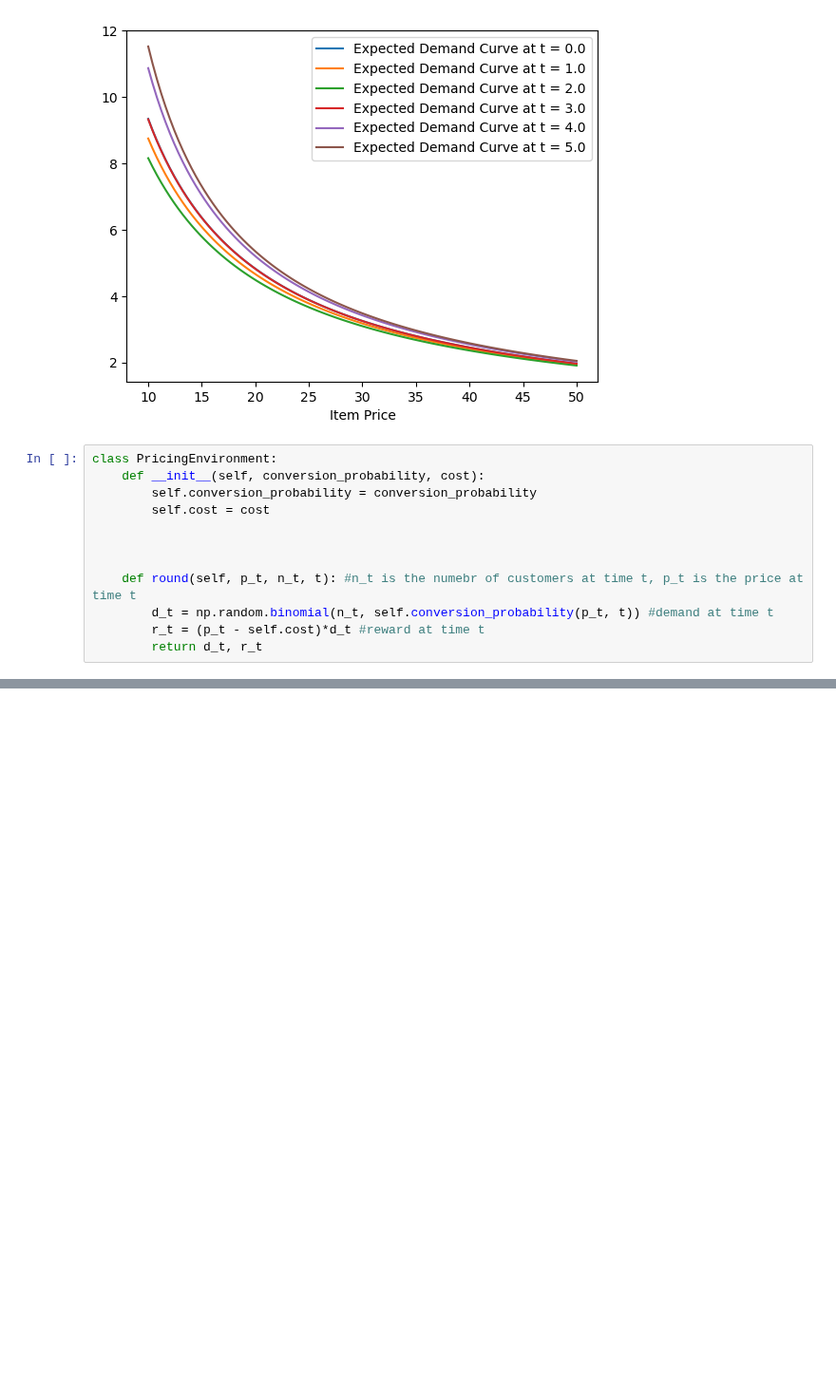
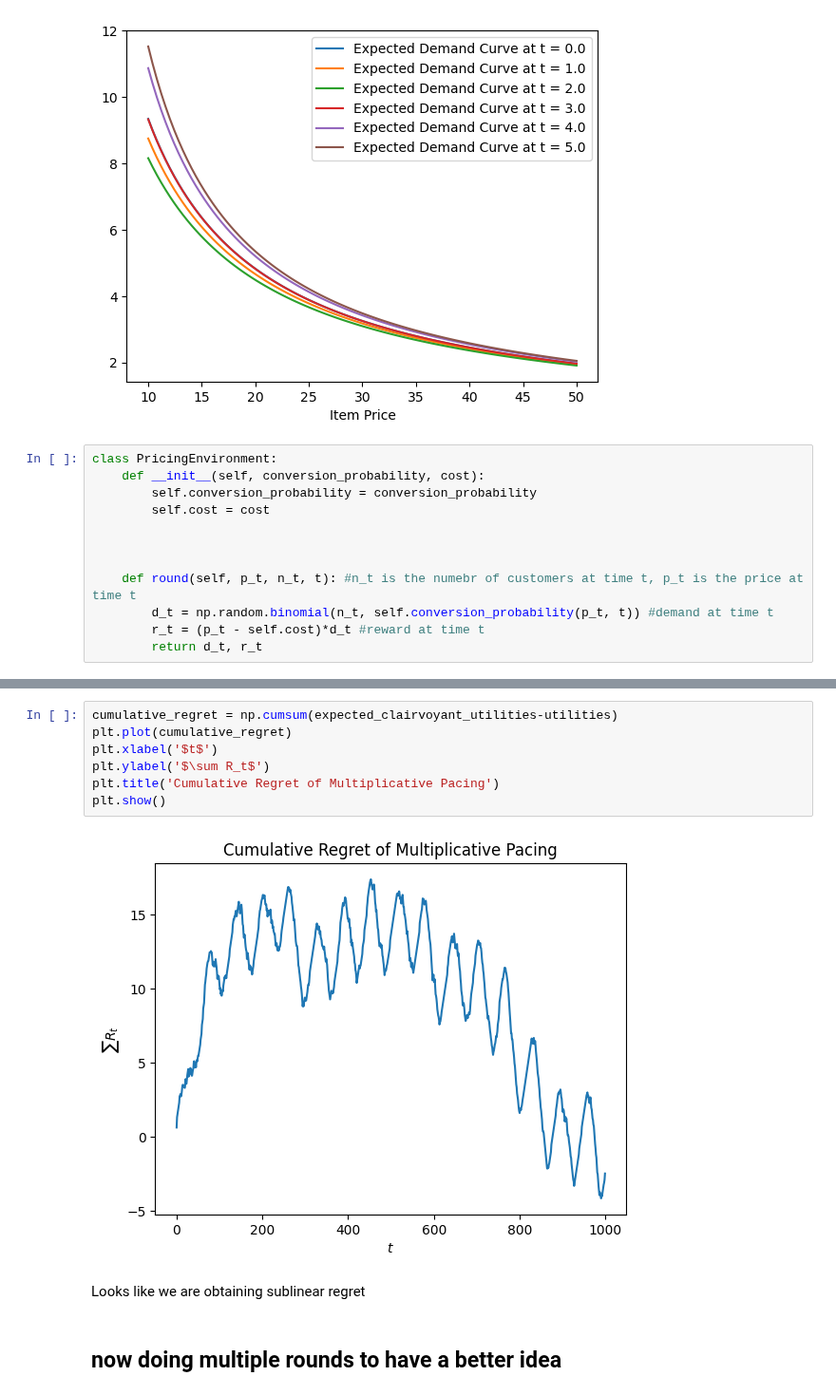
Before and after one commit to giulio8/OLA_project, a Jupyter notebook: Adversarial Environment.ipynb, the cells around one changed output, grey strips where cells are left out. Shown at 95% size. Cells and saved outputs as stored; diff of their text form; blank space fills up the shorter version.

```diff
--- a/Adversarial Environment.ipynb
+++ b/Adversarial Environment.ipynb
@@ -47,0 +365,13 @@ class PricingEnvironment:
+# %%
+cumulative_regret = np.cumsum(expected_clairvoyant_utilities-utilities)
+plt.plot(cumulative_regret)
+plt.xlabel('$t$')
+plt.ylabel('$\sum R_t$')
+plt.title('Cumulative Regret of Multiplicative Pacing')
+plt.show()
+# %% [output]
+[figure, added]
+# %% [markdown]
+Looks like we are obtaining sublinear regret
+# %% [markdown]
+## now doing multiple rounds to have a better idea
```
Also changed, not shown: parts of 26 cells of this notebook.
